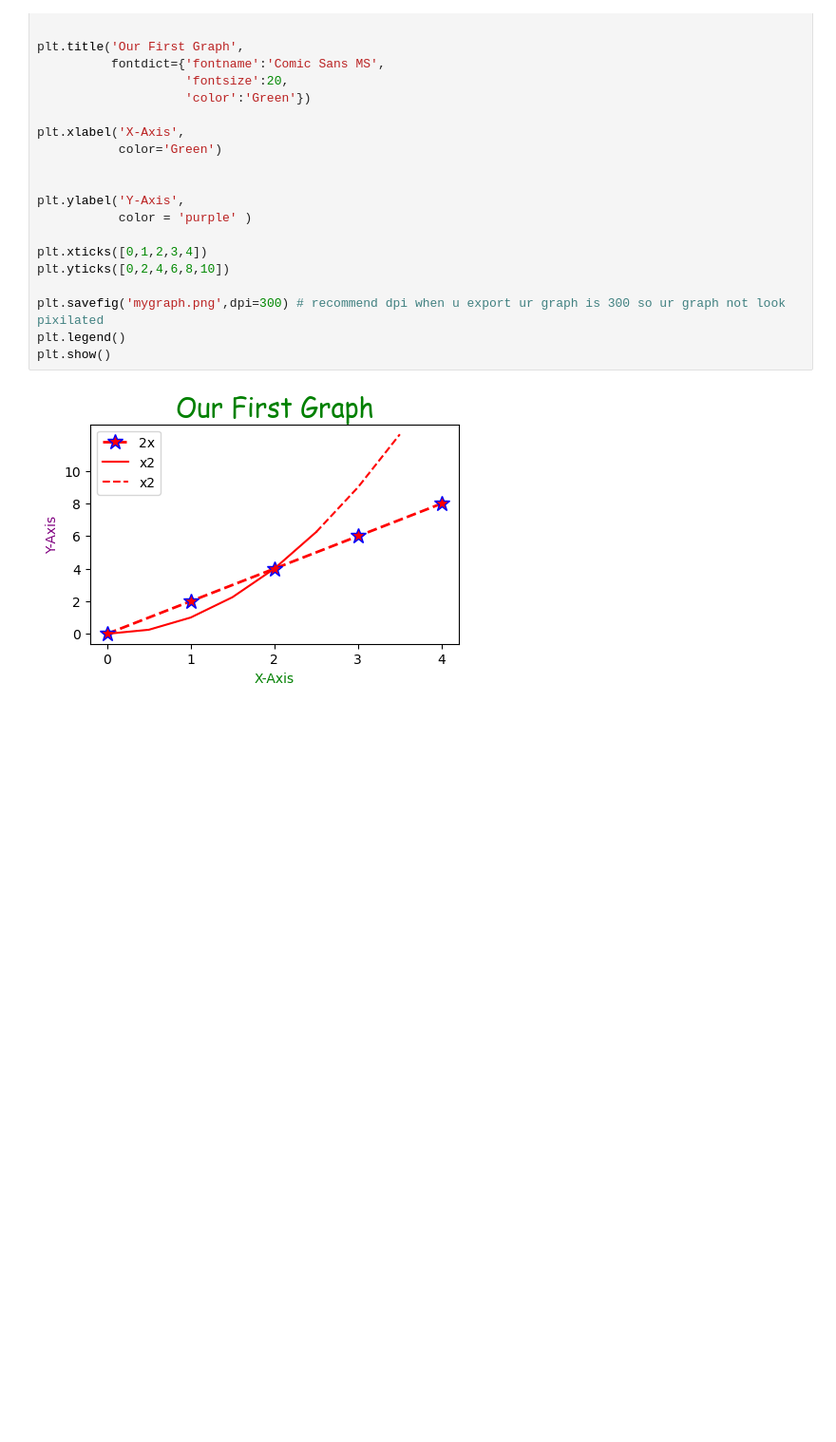
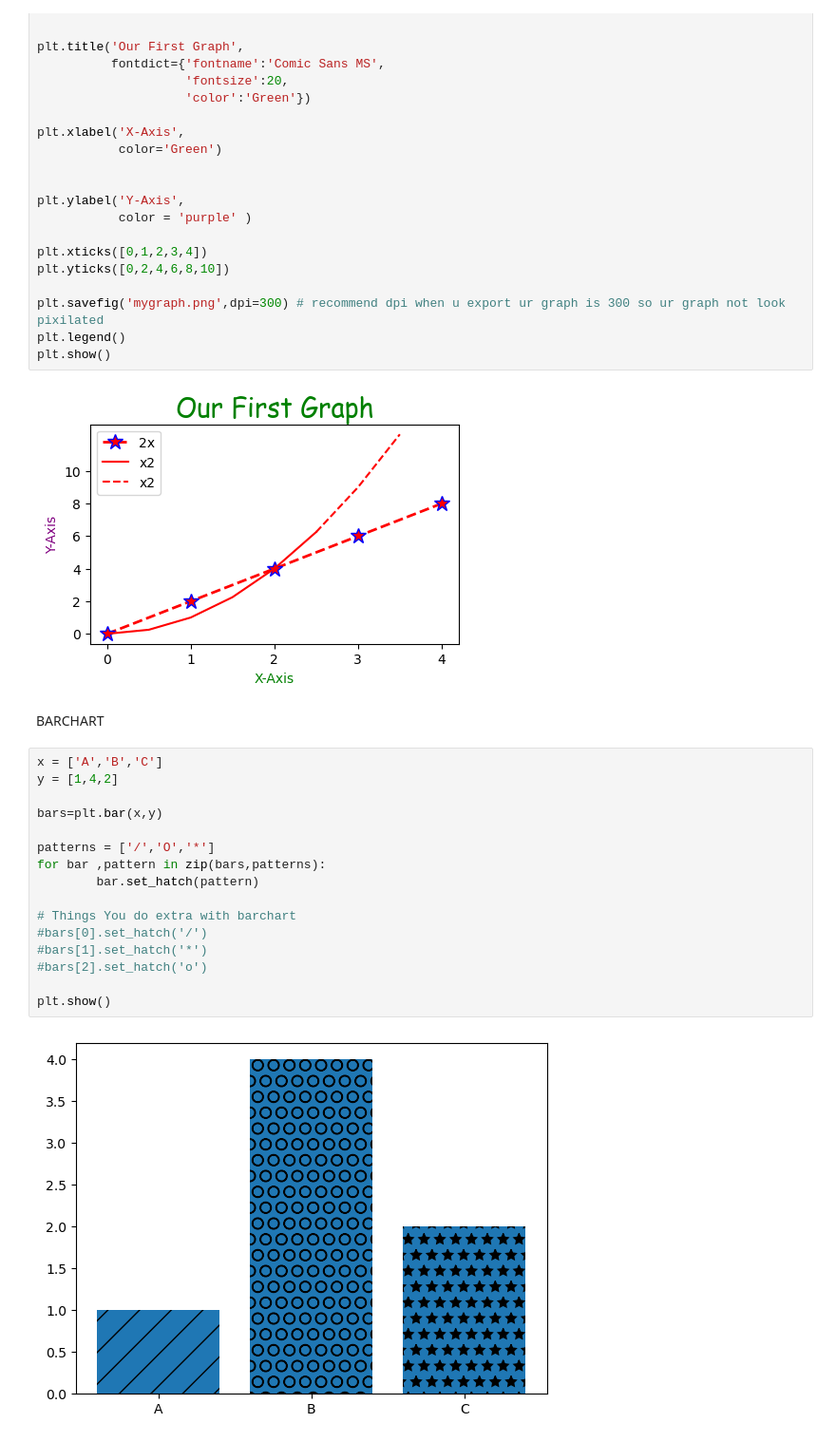
Before and after one commit to Ar3missss/Matplot, a Jupyter notebook: mat.ipynb, the cells around one changed output. Shown at 95% size. Saved outputs shown, nothing was run; the diff lists cells and outputs as text; blank space fills up the shorter version.

Commit message:
bar chart

```diff
--- a/mat.ipynb
+++ b/mat.ipynb
@@ -53,3 +53,23 @@ plt.legend()
 plt.show()
 # %% [output]
 [figure]
+# %% [markdown]
+ BARCHART
+# %%
+x = ['A','B','C']
+y = [1,4,2]
+
+bars=plt.bar(x,y)
+
+patterns = ['/','O','*']
+for bar ,pattern in zip(bars,patterns):
+        bar.set_hatch(pattern)
+
+# Things You do extra with barchart
+#bars[0].set_hatch('/')
+#bars[1].set_hatch('*')
+#bars[2].set_hatch('o')
+
+plt.show()
+# %% [output]
+[figure, added]
```
